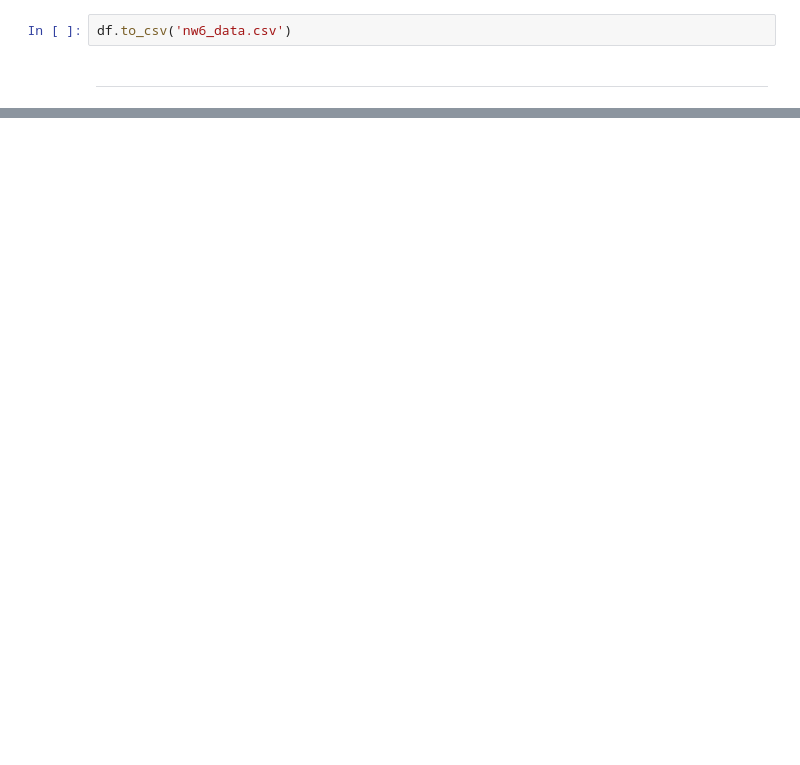
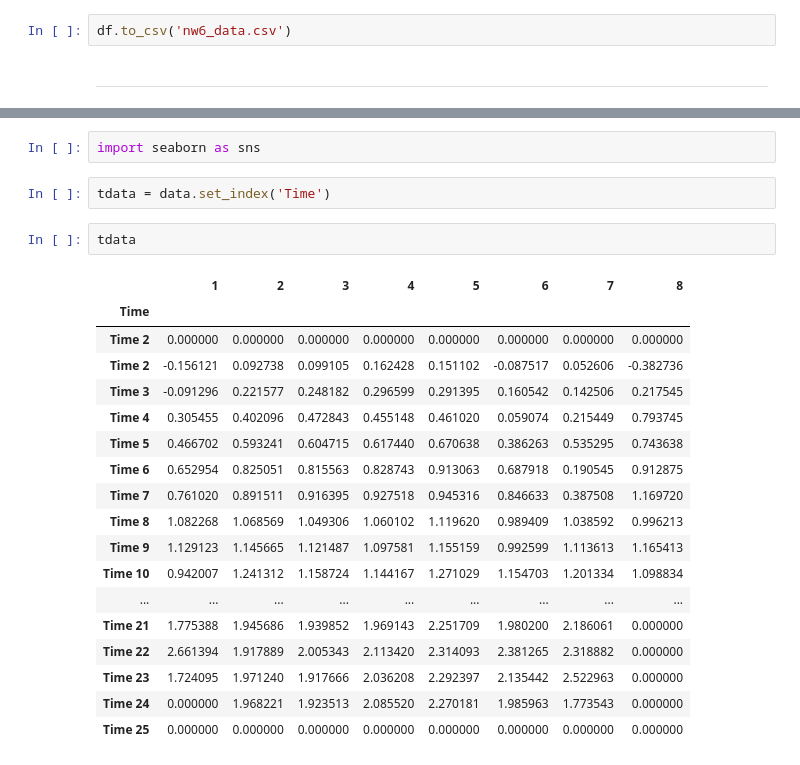
Before and after one commit to angelrureLurtis/LondonNW6, a Jupyter notebook: web_scraping.ipynb, the cells around one changed output, grey strips where cells are left out. Cells and saved outputs as stored; diff of their text form; blank space fills up the shorter version.

```diff
--- a/web_scraping.ipynb
+++ b/web_scraping.ipynb
@@ -275,0 +306,25 @@ vdf
+# %%
+import seaborn as sns
+# %%
+tdata = data.set_index('Time')
+# %%
+tdata
+# %% [output]
+|  | 1 | 2 | 3 | 4 | 5 | 6 | 7 | 8 |
+| Time |  |  |  |  |  |  |  |  |
+| Time 2 | 0.000000 | 0.000000 | 0.000000 | 0.000000 | 0.000000 | 0.000000 | 0.000000 | 0.000000 |
+| Time 2 | -0.156121 | 0.092738 | 0.099105 | 0.162428 | 0.151102 | -0.087517 | 0.052606 | -0.382736 |
+| Time 3 | -0.091296 | 0.221577 | 0.248182 | 0.296599 | 0.291395 | 0.160542 | 0.142506 | 0.217545 |
+| Time 4 | 0.305455 | 0.402096 | 0.472843 | 0.455148 | 0.461020 | 0.059074 | 0.215449 | 0.793745 |
+| Time 5 | 0.466702 | 0.593241 | 0.604715 | 0.617440 | 0.670638 | 0.386263 | 0.535295 | 0.743638 |
+| Time 6 | 0.652954 | 0.825051 | 0.815563 | 0.828743 | 0.913063 | 0.687918 | 0.190545 | 0.912875 |
+| Time 7 | 0.761020 | 0.891511 | 0.916395 | 0.927518 | 0.945316 | 0.846633 | 0.387508 | 1.169720 |
+| Time 8 | 1.082268 | 1.068569 | 1.049306 | 1.060102 | 1.119620 | 0.989409 | 1.038592 | 0.996213 |
+| Time 9 | 1.129123 | 1.145665 | 1.121487 | 1.097581 | 1.155159 | 0.992599 | 1.113613 | 1.165413 |
+| Time 10 | 0.942007 | 1.241312 | 1.158724 | 1.144167 | 1.271029 | 1.154703 | 1.201334 | 1.098834 |
+| ... | ... | ... | ... | ... | ... | ... | ... | ... |
+| Time 21 | 1.775388 | 1.945686 | 1.939852 | 1.969143 | 2.251709 | 1.980200 | 2.186061 | 0.000000 |
+| Time 22 | 2.661394 | 1.917889 | 2.005343 | 2.113420 | 2.314093 | 2.381265 | 2.318882 | 0.000000 |
+| Time 23 | 1.724095 | 1.971240 | 1.917666 | 2.036208 | 2.292397 | 2.135442 | 2.522963 | 0.000000 |
+| Time 24 | 0.000000 | 1.968221 | 1.923513 | 2.085520 | 2.270181 | 1.985963 | 1.773543 | 0.000000 |
+| Time 25 | 0.000000 | 0.000000 | 0.000000 | 0.000000 | 0.000000 | 0.000000 | 0.000000 | 0.000000 |
```
Also changed, not shown: parts of 11 cells of this notebook, 1 other file.
